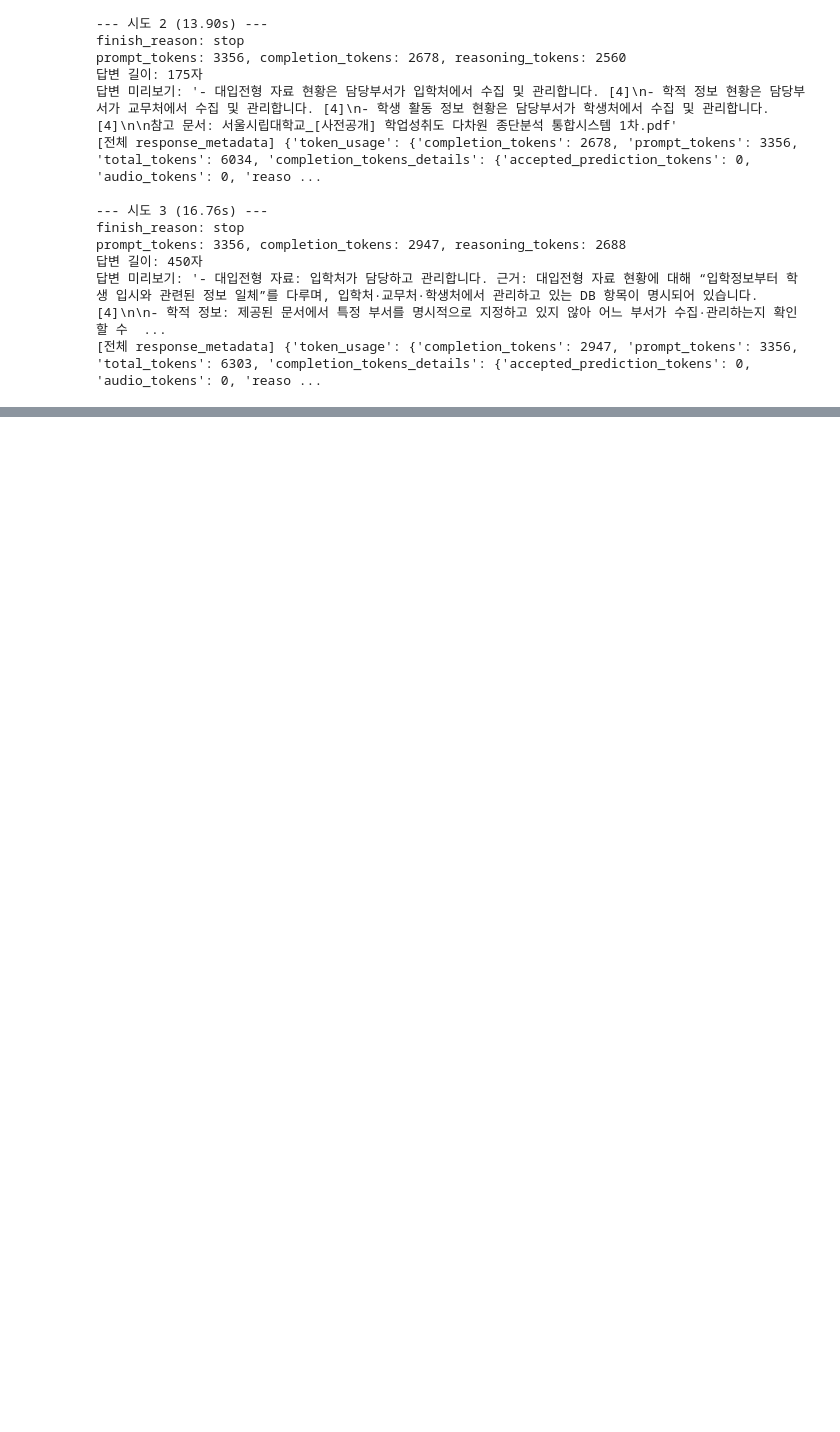
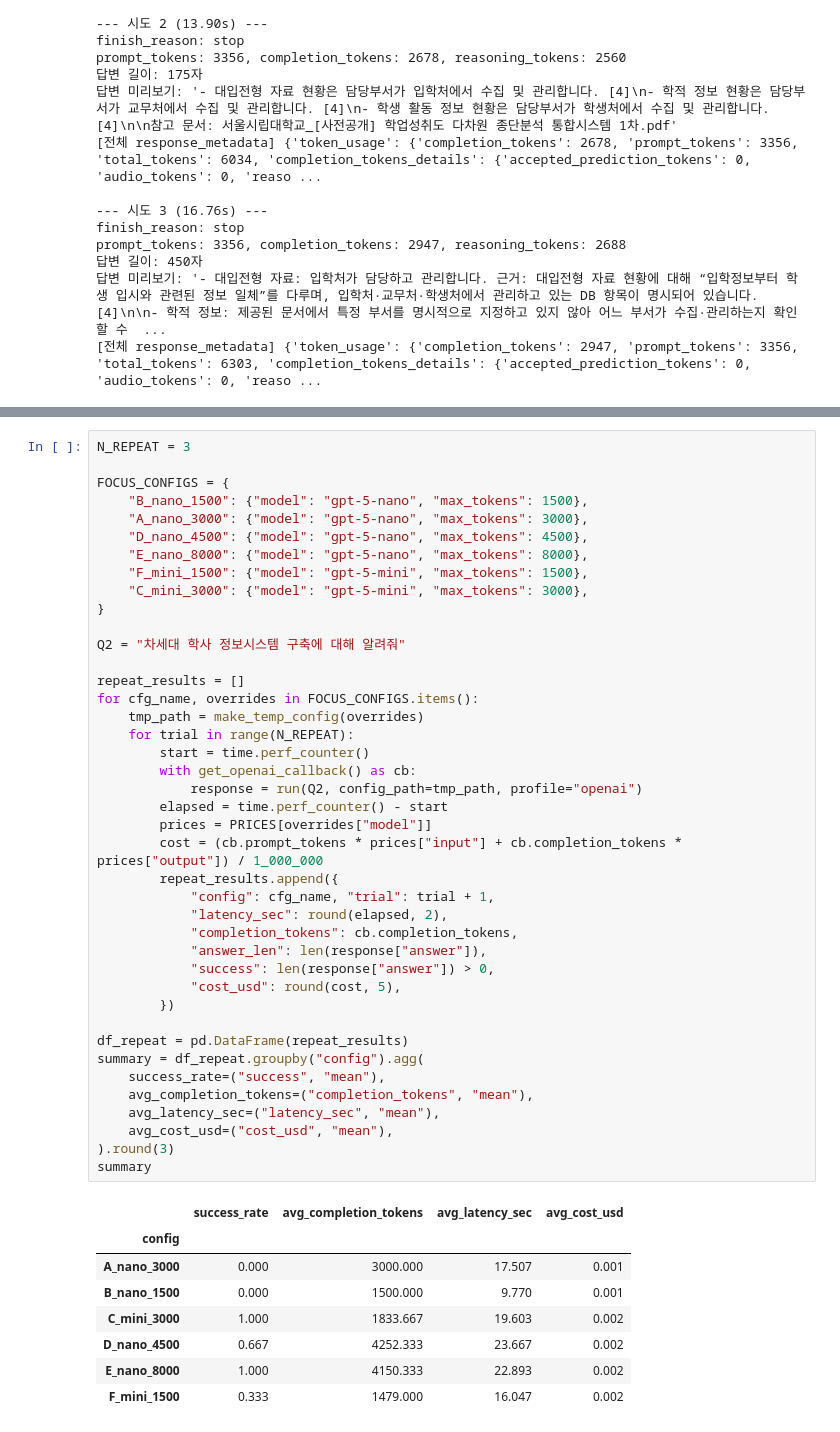
Before and after one commit to tjgh8167/sprint-ai-mid-project_team3, a Jupyter notebook: notebook/03_generation_test.ipynb, the cells around one changed output, grey strips where cells are left out. Cells and saved outputs as stored; diff of their text form; blank space fills up the shorter version.

```diff
--- a/notebook/03_generation_test.ipynb
+++ b/notebook/03_generation_test.ipynb
@@ -338,0 +446,50 @@ prompt_tokens: 3356, completion_tokens: 2947, reasoning_tokens: 2688
+# %%
+N_REPEAT = 3
+
+FOCUS_CONFIGS = {
+    "B_nano_1500": {"model": "gpt-5-nano", "max_tokens": 1500},
+    "A_nano_3000": {"model": "gpt-5-nano", "max_tokens": 3000},
+    "D_nano_4500": {"model": "gpt-5-nano", "max_tokens": 4500},
+    "E_nano_8000": {"model": "gpt-5-nano", "max_tokens": 8000},
+    "F_mini_1500": {"model": "gpt-5-mini", "max_tokens": 1500},
+    "C_mini_3000": {"model": "gpt-5-mini", "max_tokens": 3000},
+}
+
+Q2 = "차세대 학사 정보시스템 구축에 대해 알려줘"
+
+repeat_results = []
+for cfg_name, overrides in FOCUS_CONFIGS.items():
+    tmp_path = make_temp_config(overrides)
+    for trial in range(N_REPEAT):
+        start = time.perf_counter()
+        with get_openai_callback() as cb:
+            response = run(Q2, config_path=tmp_path, profile="openai")
+        elapsed = time.perf_counter() - start
+        prices = PRICES[overrides["model"]]
+        cost = (cb.prompt_tokens * prices["input"] + cb.completion_tokens * prices["output"]) / 1_000_000
+        repeat_results.append({
+            "config": cfg_name, "trial": trial + 1,
+            "latency_sec": round(elapsed, 2),
+            "completion_tokens": cb.completion_tokens,
+            "answer_len": len(response["answer"]),
+            "success": len(response["answer"]) > 0,
+            "cost_usd": round(cost, 5),
+        })
+
+df_repeat = pd.DataFrame(repeat_results)
+summary = df_repeat.groupby("config").agg(
+    success_rate=("success", "mean"),
+    avg_completion_tokens=("completion_tokens", "mean"),
+    avg_latency_sec=("latency_sec", "mean"),
+    avg_cost_usd=("cost_usd", "mean"),
+).round(3)
+summary
+# %% [output]
+|  | success_rate | avg_completion_tokens | avg_latency_sec | avg_cost_usd |
+| config |  |  |  |  |
+| A_nano_3000 | 0.000 | 3000.000 | 17.507 | 0.001 |
+| B_nano_1500 | 0.000 | 1500.000 | 9.770 | 0.001 |
+| C_mini_3000 | 1.000 | 1833.667 | 19.603 | 0.002 |
+| D_nano_4500 | 0.667 | 4252.333 | 23.667 | 0.002 |
+| E_nano_8000 | 1.000 | 4150.333 | 22.893 | 0.002 |
+| F_mini_1500 | 0.333 | 1479.000 | 16.047 | 0.002 |
```
Also changed, not shown: parts of 3 cells of this notebook, 2 other files.
